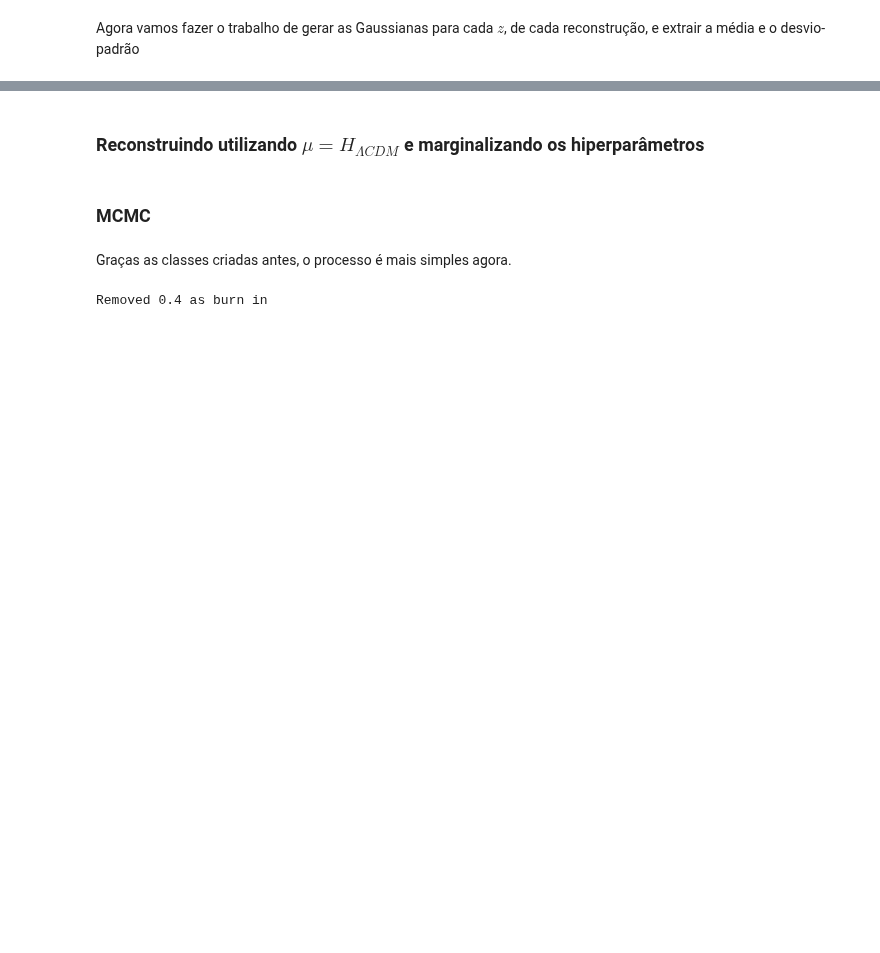
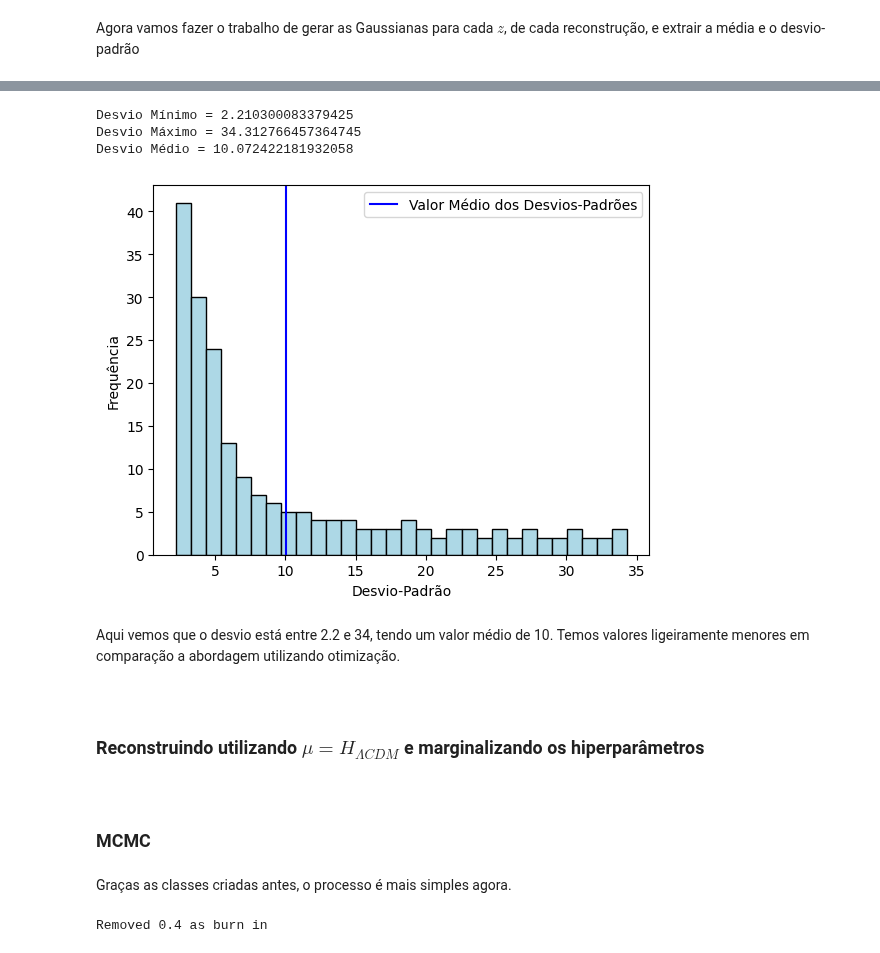
Before and after one commit to VicSanNun/HzRegression, a Jupyter notebook: main.ipynb, the cells around one changed output, grey strips where cells are left out. Saved outputs shown, nothing was run; the diff lists cells and outputs as text; code cells hidden in the pictures; blank space fills up the shorter version.

```diff
--- a/main.ipynb
+++ b/main.ipynb
@@ -698,5 +745,28 @@ plot(X, Y, Sigma, np.array(final_rec), r_squared, title="plot1.png")
+# %%
+erros = [rec[2] for rec in final_rec]
+
+plt.hist(erros, bins=30, color='lightblue', edgecolor='black')
+plt.xlabel('Desvio-Padrão')
+plt.ylabel('Frequência')
+plt.axvline(x = np.mean(erros), color = 'b', label = 'Valor Médio dos Desvios-Padrões')
+plt.legend()
+
+print(f'Desvio Mínimo = {min(erros)}')
+print(f'Desvio Máximo = {max(erros)}')
+print(f'Desvio Médio = {np.mean(erros)}')
+# %% [output]
+Desvio Mínimo = 2.210300083379425
+Desvio Máximo = 34.312766457364745
+Desvio Médio = 10.072422181932058
+[figure, added]
+# %% [markdown]
+Aqui vemos que o desvio está entre 2.2 e 34, tendo um valor médio de 10. Temos valores ligeiramente menores em comparação a abordagem utilizando otimização.
+# %% [markdown]
+<div id="rec4" />
 # %% [markdown]
 ### Reconstruindo utilizando $\mu = H_{\Lambda CDM}$ e marginalizando os hiperparâmetros
+# %% [markdown]
+<div id="mcmc2" />
 # %% [markdown]
 ### MCMC
 # %% [markdown]
```
Also changed, not shown: parts of 35 cells of this notebook, 2 other files.
